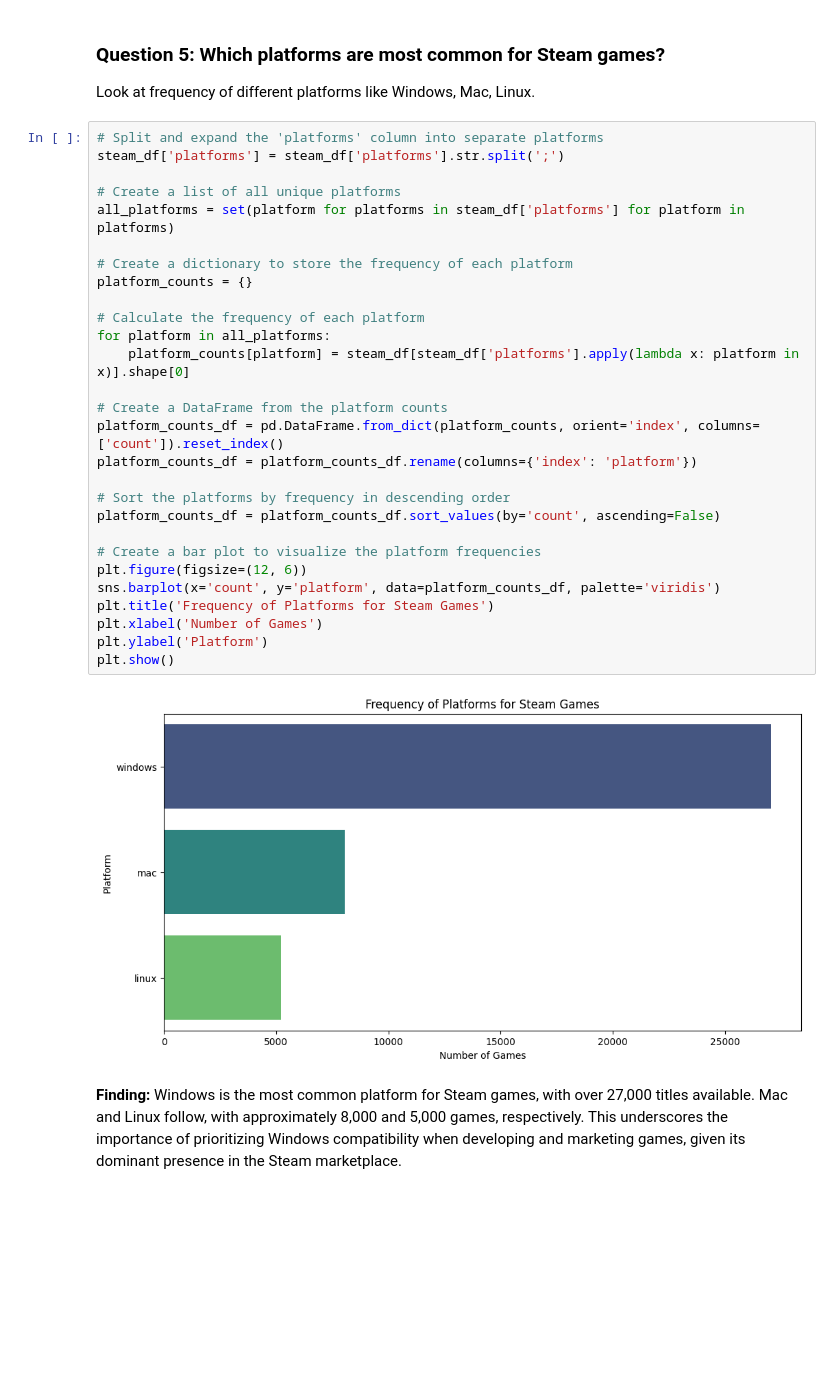
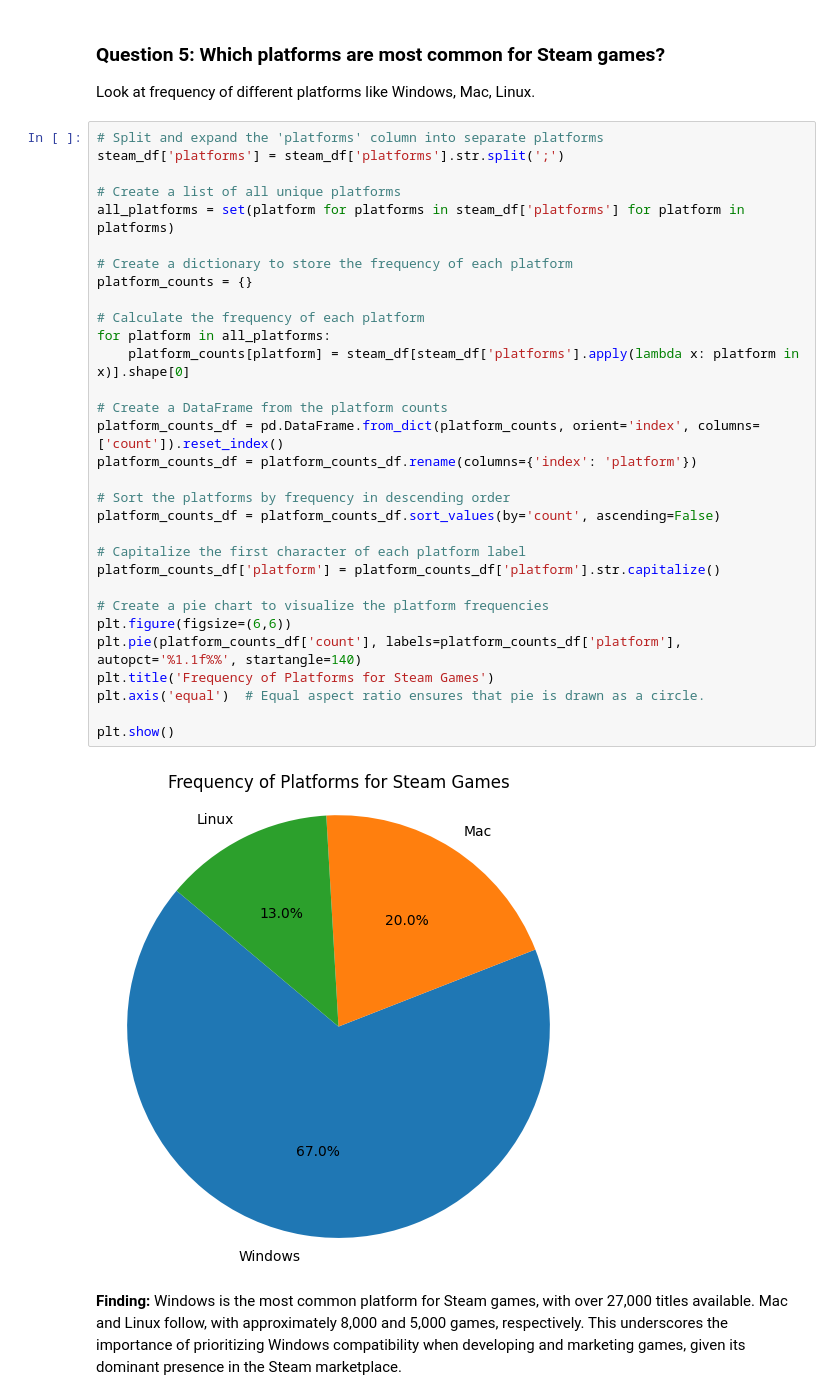
Before and after one commit to hmyle/Steam-Game-Analysis, a Jupyter notebook: steam-game-analysis.ipynb, the cells around one changed output. Cells and saved outputs as stored; diff of their text form; blank space fills up the shorter version.

Commit message:
Kaggle Notebook | Steam Game Analysis | Version 13

```diff
--- a/steam-game-analysis.ipynb
+++ b/steam-game-analysis.ipynb
@@ -367,33 +367,36 @@ Look at frequency of different platforms like Windows, Mac, Linux.
 # %%
 # Split and expand the 'platforms' column into separate platforms
 steam_df['platforms'] = steam_df['platforms'].str.split(';')
 
 # Create a list of all unique platforms
 all_platforms = set(platform for platforms in steam_df['platforms'] for platform in platforms)
 
 # Create a dictionary to store the frequency of each platform
 platform_counts = {}
 
 # Calculate the frequency of each platform
 for platform in all_platforms:
     platform_counts[platform] = steam_df[steam_df['platforms'].apply(lambda x: platform in x)].shape[0]
 
 # Create a DataFrame from the platform counts
 platform_counts_df = pd.DataFrame.from_dict(platform_counts, orient='index', columns=['count']).reset_index()
 platform_counts_df = platform_counts_df.rename(columns={'index': 'platform'})
 
 # Sort the platforms by frequency in descending order
 platform_counts_df = platform_counts_df.sort_values(by='count', ascending=False)
 
-# Create a bar plot to visualize the platform frequencies
-plt.figure(figsize=(12, 6))
-sns.barplot(x='count', y='platform', data=platform_counts_df, palette='viridis')
+# Capitalize the first character of each platform label
+platform_counts_df['platform'] = platform_counts_df['platform'].str.capitalize()
+
+# Create a pie chart to visualize the platform frequencies
+plt.figure(figsize=(6,6))
+plt.pie(platform_counts_df['count'], labels=platform_counts_df['platform'], autopct='%1.1f%%', startangle=140)
 plt.title('Frequency of Platforms for Steam Games')
-plt.xlabel('Number of Games')
-plt.ylabel('Platform')
+plt.axis('equal')  # Equal aspect ratio ensures that pie is drawn as a circle.
+
 plt.show()
 # %% [output]
-[figure, old version]
+[figure, new version]
 # %% [markdown]
 **Finding:**
 Windows is the most common platform for Steam games, with over 27,000 titles available. Mac and Linux follow, with approximately 8,000 and 5,000 games, respectively. This underscores the importance of prioritizing Windows compatibility when developing and marketing games, given its dominant presence in the Steam marketplace.
```
Also changed, not shown: parts of 1 cell of this notebook.
